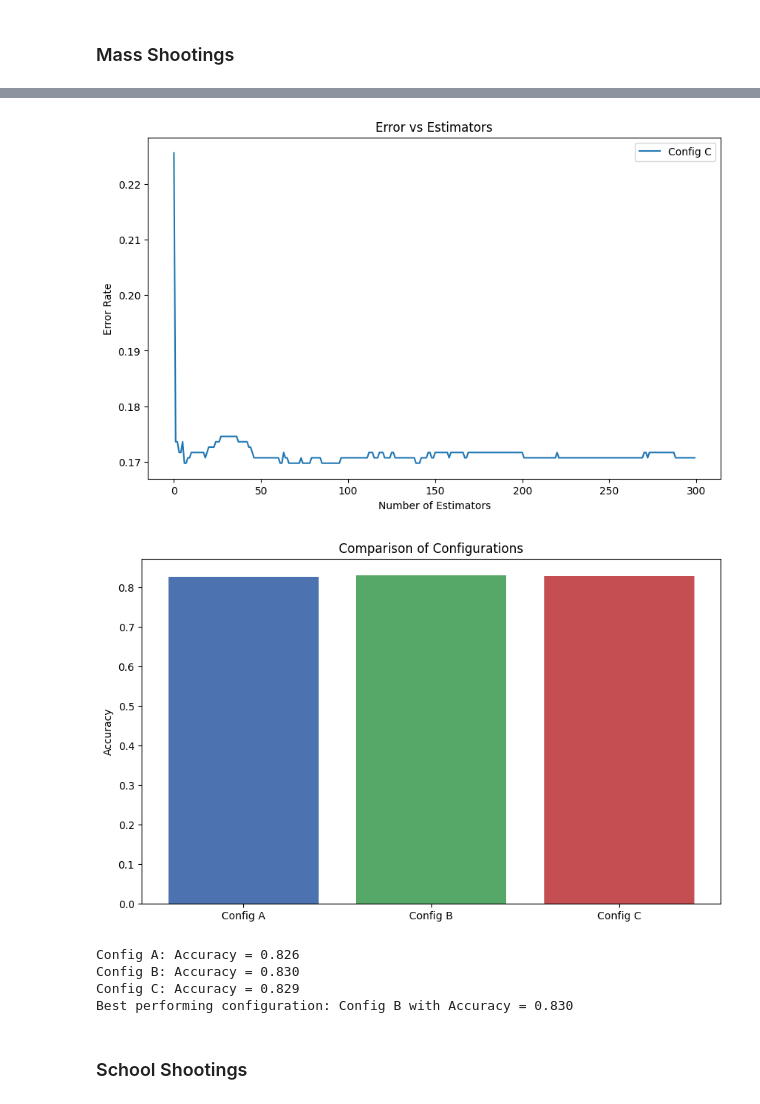
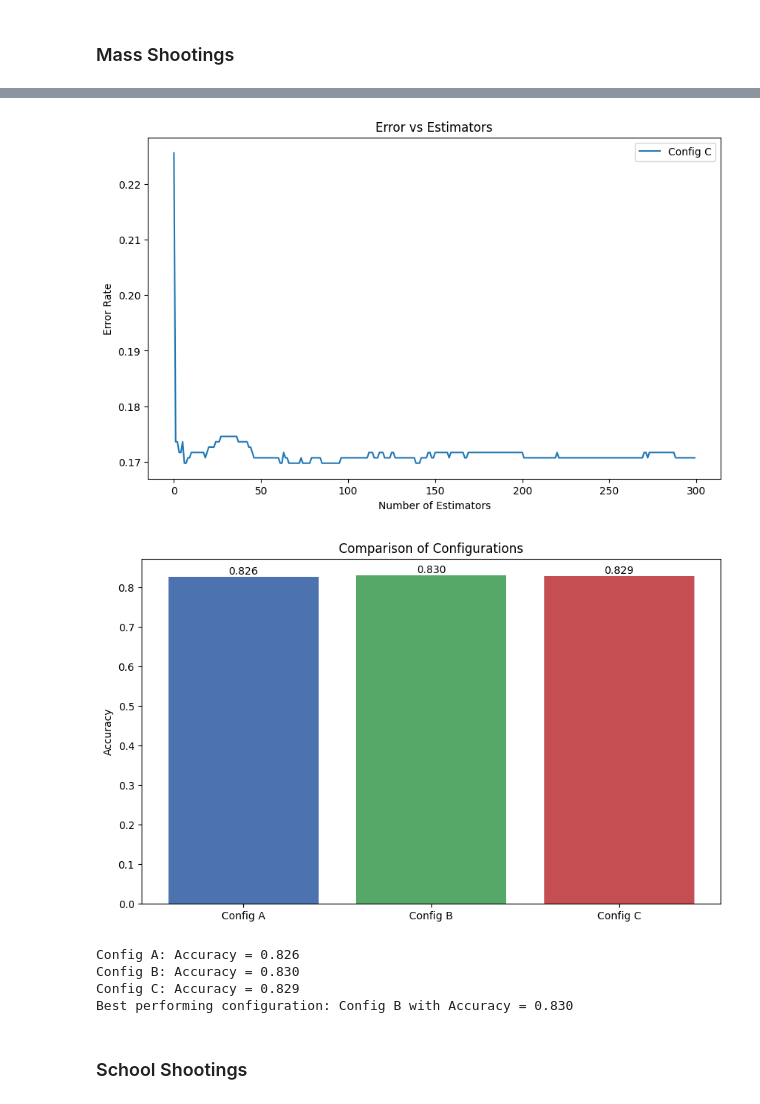
Before and after one commit to kayleedehncke/kayleedehncke_ml-github.io, a Jupyter notebook: website/data/boosting.ipynb, the cells around one changed output, grey strips where cells are left out. Cells and saved outputs as stored; diff of their text form; code cells hidden in the pictures.

Commit message:
boosting plots and sub html's added

```diff
--- a/website/data/boosting.ipynb
+++ b/website/data/boosting.ipynb
@@ -94,6 +34,18 @@ y = df["Target"]
 X_train, X_test, y_train, y_test = train_test_split(
     X, y, test_size=0.2, random_state=42
 )
+
+# combine X_train and y_train for better visualization
+train_df = pd.concat([pd.DataFrame(X_train), pd.DataFrame(y_train, columns=["Target"])], axis=1)
+display(train_df.head(10))
+os.makedirs('../../recourses/img/tables', exist_ok=True)
+dfi.export(train_df.head(10), '../recourses/img/tables/boosting_train_mass.png', table_conversion='chrome')
+
+# combine X_test and y_test for better visualization
+test_df = pd.concat([pd.DataFrame(X_test), pd.DataFrame(y_test, columns=["Target"])], axis=1)
+display(test_df.head(10))
+os.makedirs('../../recourses/img/tables', exist_ok=True)
+dfi.export(test_df.head(10), '../recourses/img/tables/boosting_test_mass.png', table_conversion='chrome')
 
 # --- Configurations to test ---
 configs = {
@@ -161,9 +113,18 @@ for name, params in configs.items():
 
 # --- Compare accuracies across configs ---
 plt.figure(figsize=(10,6))
-plt.bar(results.keys(), results.values(), color=["#4c72b0","#55a868","#c44e52"])
+bars = plt.bar(results.keys(), results.values(), color=["#4c72b0","#55a868","#c44e52"])
 plt.ylabel("Accuracy")
 plt.title("Comparison of Configurations")
+# Add accuracy labels on top of each bar
+for bar, acc in zip(bars, results.values()):
+    height = bar.get_height()
+    plt.text(
+        bar.get_x() + bar.get_width()/2,   # x position (center of bar)
+        height,                            # y position (top of bar)
+        f"{acc:.3f}",                      # text (formatted accuracy)
+        ha="center", va="bottom"           # align center horizontally, just above bar
+    )
 plt.savefig("../recourses/img/plots/boosting_mass_comparison.png")
 plt.show()
 
@@ -177,13 +160,13 @@ print(f"Best performing configuration: {best_config} with Accuracy = {results[be
 [figure]
 [figure]
 [figure]
 [figure]
 [figure]
 [figure]
 [figure]
 [figure]
 [figure]
-[figure, old version]
+[figure, new version]
 Config A: Accuracy = 0.826
 Config B: Accuracy = 0.830
 Config C: Accuracy = 0.829
```
Also changed, not shown: parts of 5 cells of this notebook, 16 other files.
